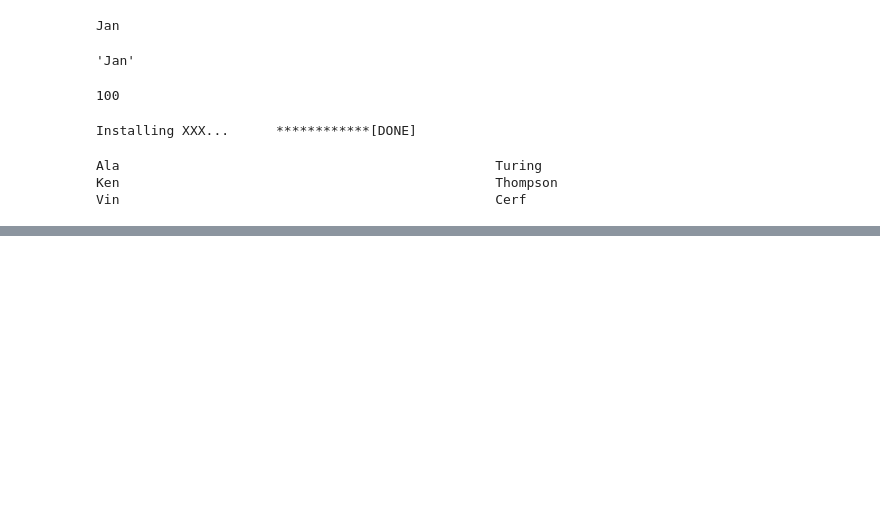
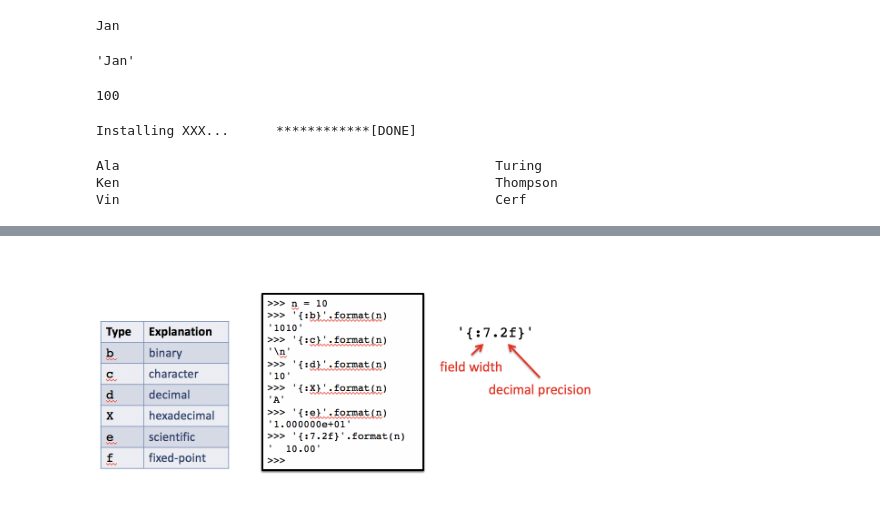
Before and after one commit to pshoemaker39/Python-basics, a Jupyter notebook: 401/2 Week - Tuesday.ipynb, the cells around one changed output, grey strips where cells are left out. Saved outputs shown, nothing was run; the diff lists cells and outputs as text; code cells hidden in the pictures; blank space fills up the shorter version.

```diff
--- a/401/2 Week - Tuesday.ipynb
+++ b/401/2 Week - Tuesday.ipynb
@@ -97,0 +98,5 @@ print('{:b}'.format(900000000000900000000000900000000000090000000000090000000000
+# %%
+p = "format types.png"
+Image(filename = p, width=500, height=500)
+# %% [output]
+[figure, added]
```
Also changed, not shown: parts of 1 cell of this notebook, 2 other files.
